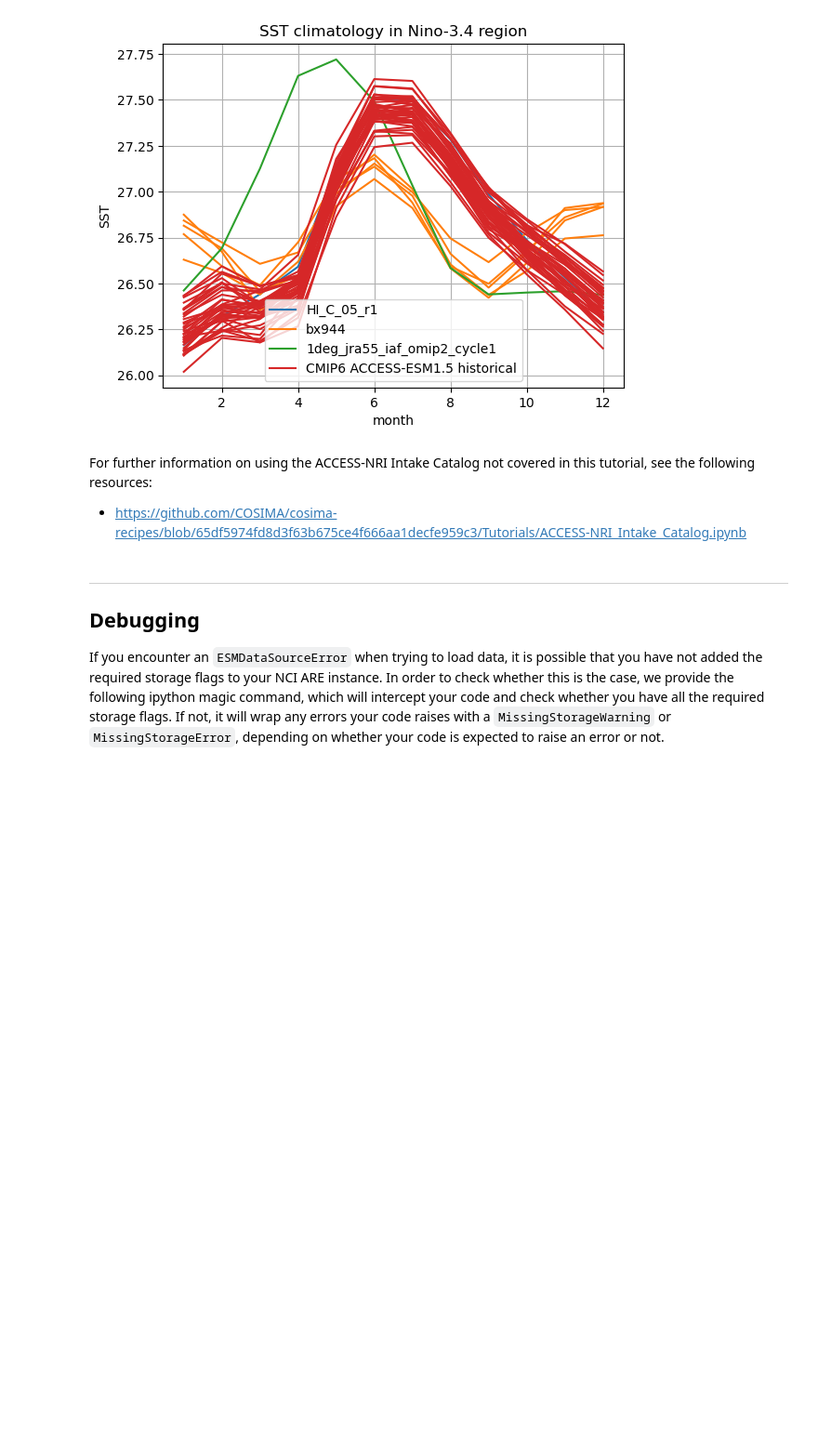
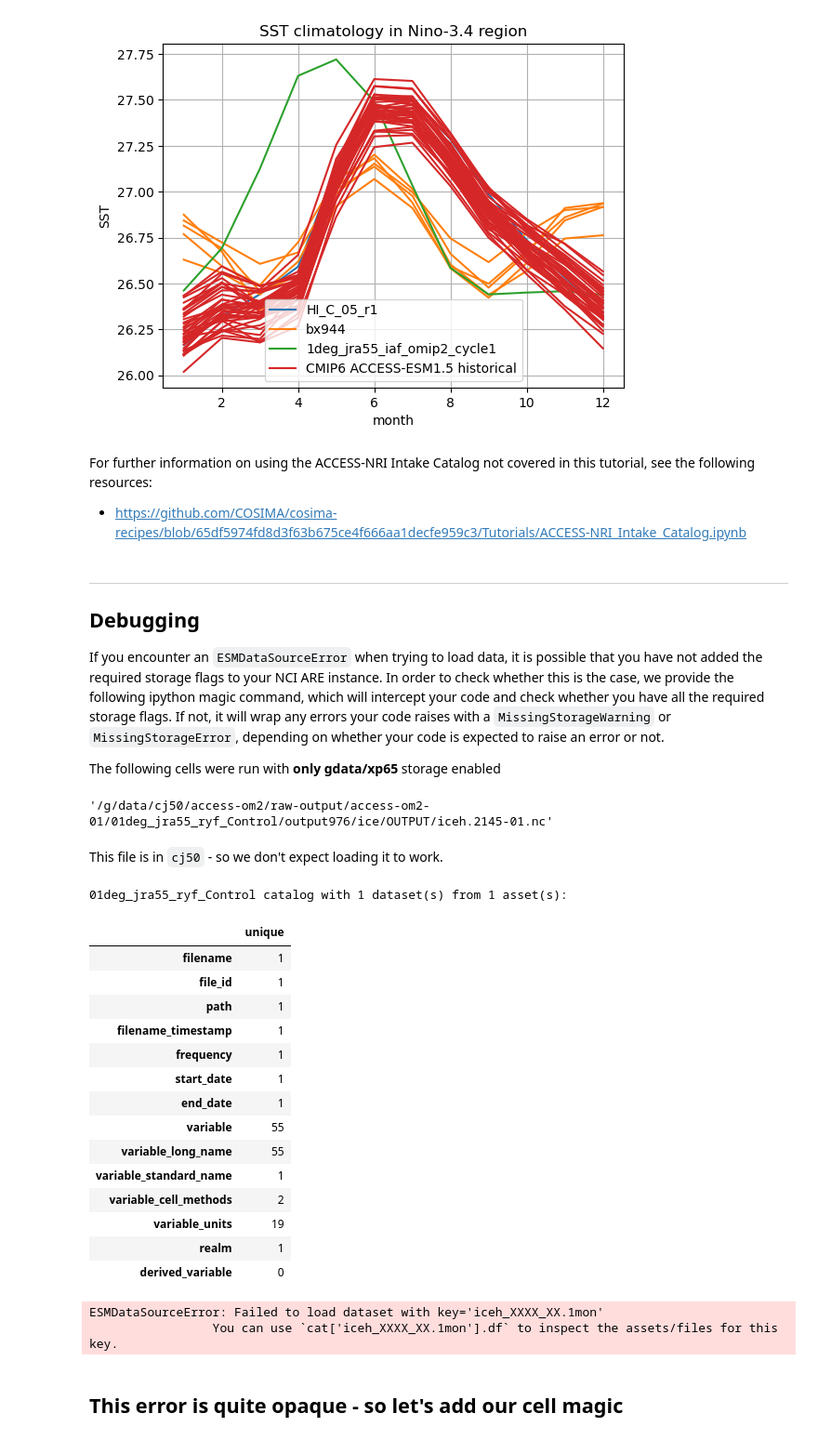
Before and after one commit to ACCESS-NRI/access-nri-intake-catalog, a Jupyter notebook: docs/usage/quickstart.ipynb, the cells around one changed output. Shown at 93% size. Drawn from its saved outputs; the diff is of its cells as text; code cells hidden in the pictures; blank space fills up the shorter version.

```diff
--- a/docs/usage/quickstart.ipynb
+++ b/docs/usage/quickstart.ipynb
@@ -616,3 +616,41 @@ ___
 ## Debugging
 
 If you encounter an `ESMDataSourceError` when trying to load data, it is possible that you have not added the required storage flags to your NCI ARE instance. In order to check whether this is the case, we provide the following ipython magic command, which will intercept your code and check whether you have all the required storage flags. If not, it will wrap any errors your code raises with a `MissingStorageWarning` or `MissingStorageError`, depending on whether your code is expected to raise an error or not.
+
+The following cells were run with __only gdata/xp65__ storage enabled
+# %%
+catalog['01deg_jra55_ryf_Control'].unique().path[0] # Just grab the first path to demonstrate
+# %% [output]
+'/g/data/cj50/access-om2/raw-output/access-om2-01/01deg_jra55_ryf_Control/output976/ice/OUTPUT/iceh.2145-01.nc'
+# %% [markdown]
+This file is in `cj50` - so we don't expect loading it to work.
+# %%
+catalog['01deg_jra55_ryf_Control'].search(
+    path='/g/data/cj50/access-om2/raw-output/access-om2-01/01deg_jra55_ryf_Control/output976/ice/OUTPUT/iceh.2145-01.nc'
+)
+# %% [output]
+01deg_jra55_ryf_Control catalog with 1 dataset(s) from 1 asset(s):
+|  | unique |
+| filename | 1 |
+| file_id | 1 |
+| path | 1 |
+| filename_timestamp | 1 |
+| frequency | 1 |
+| start_date | 1 |
+| end_date | 1 |
+| variable | 55 |
+| variable_long_name | 55 |
+| variable_standard_name | 1 |
+| variable_cell_methods | 2 |
+| variable_units | 19 |
+| realm | 1 |
+| derived_variable | 0 |
+# %%
+catalog['01deg_jra55_ryf_Control'].search(
+    path='/g/data/cj50/access-om2/raw-output/access-om2-01/01deg_jra55_ryf_Control/output976/ice/OUTPUT/iceh.2145-01.nc'
+).to_dask()
+# %% [output]
+ESMDataSourceError: Failed to load dataset with key='iceh_XXXX_XX.1mon'
+                 You can use `cat['iceh_XXXX_XX.1mon'].df` to inspect the assets/files for this key.
+# %% [markdown]
+## This error is quite opaque - so let's add our cell magic
```
Also changed, not shown: parts of 2 cells of this notebook.
